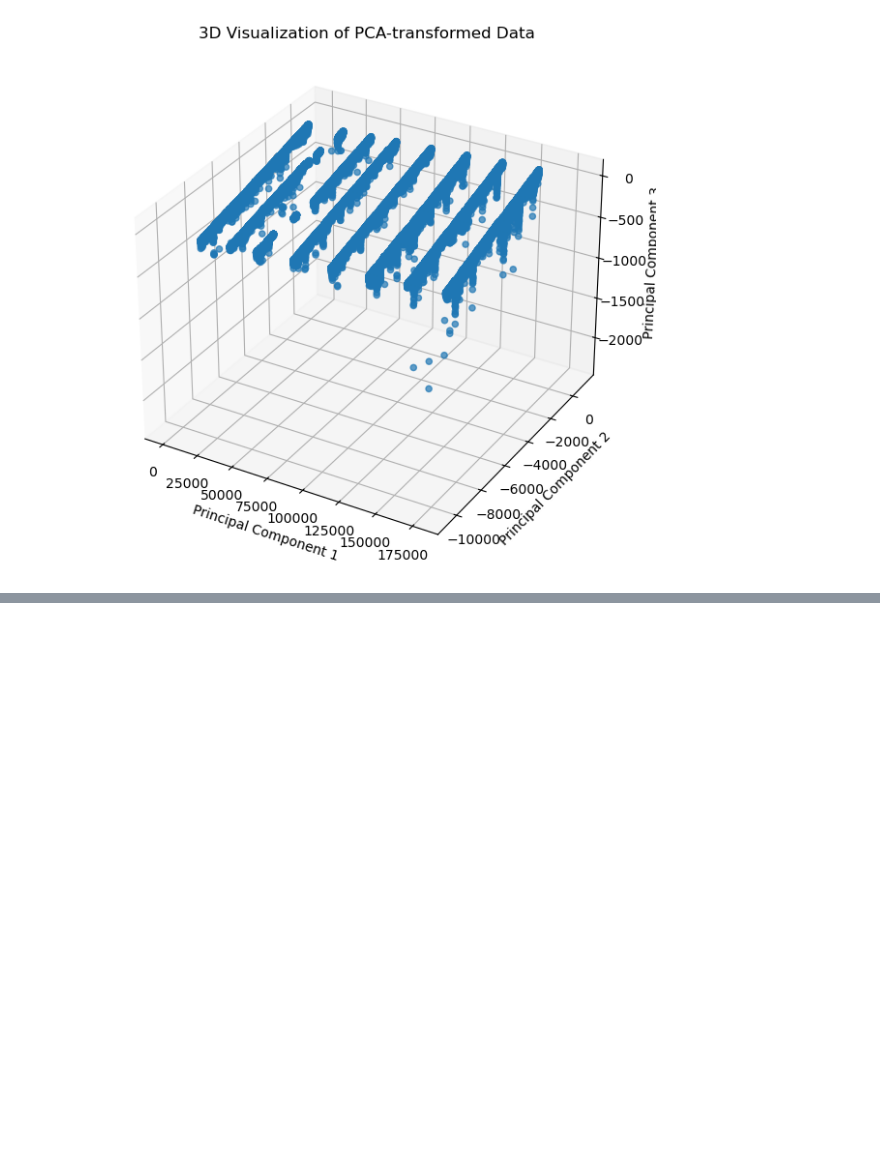
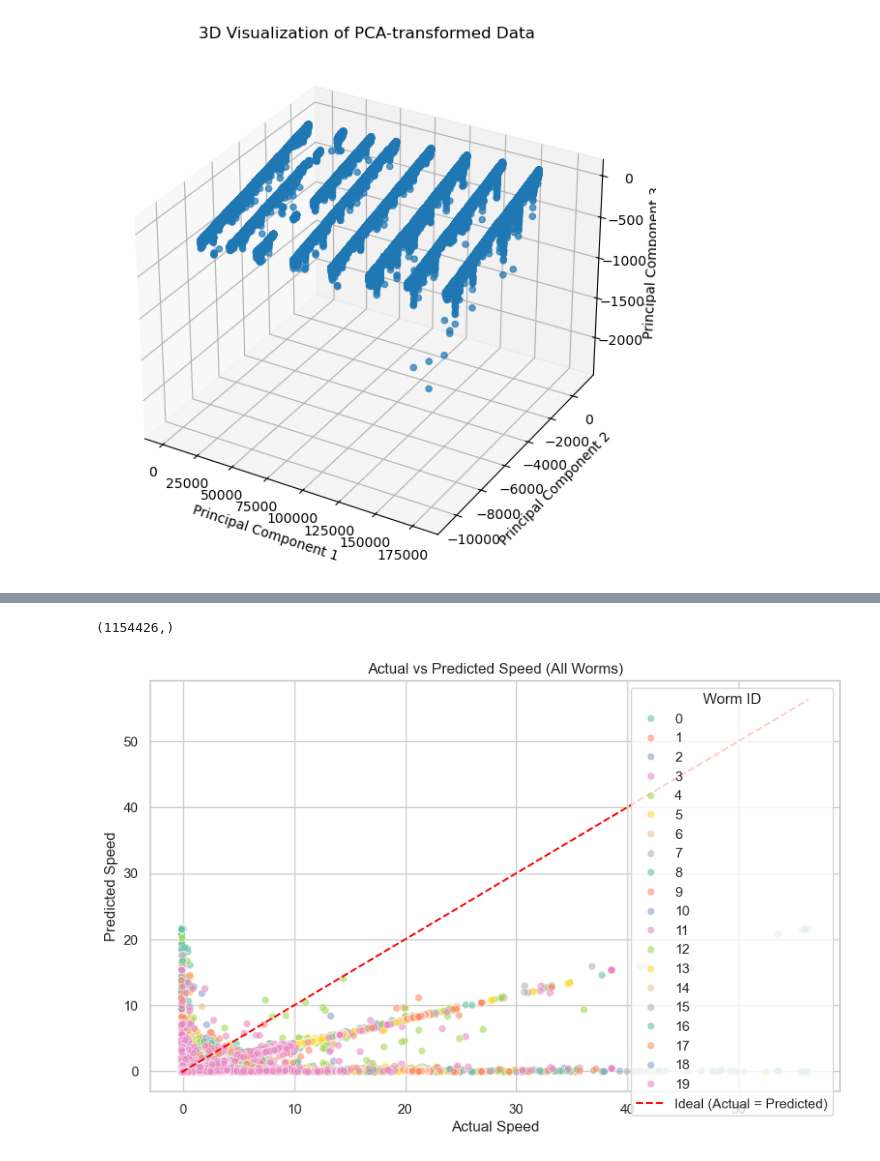
Before and after one commit to srsingh04/mlproject2, a Jupyter notebook: exploration_ATR.ipynb, the cells around one changed output, grey strips where cells are left out. Drawn from its saved outputs; the diff is of its cells as text; code cells hidden in the pictures; blank space fills up the shorter version.

```diff
--- a/exploration_ATR.ipynb
+++ b/exploration_ATR.ipynb
@@ -438,0 +475,29 @@ plt.show()
+# %%
+print(y_test.shape)
+# %% [output]
+(1154426,)
+# %%
+y_pred_series = pd.Series(y_pred, index=y_test.index, name='predicted_speed')
+
+# Step 2: Combine everything into a single DataFrame
+df = pd.DataFrame({
+    'actual_speed': y_test,
+    'predicted_speed': y_pred_series,
+    'worm_id': test_data['worm_id'],
+})
+
+# Step 3: Plot actual vs predicted speed for each worm
+sns.set(style="whitegrid")
+
+plt.figure(figsize=(10, 6))
+sns.scatterplot(data=df, x='actual_speed', y='predicted_speed', hue='worm_id', palette='Set2', alpha=0.6)
+plt.plot([df['actual_speed'].min(), df['actual_speed'].max()],
+         [df['actual_speed'].min(), df['actual_speed'].max()],
+         linestyle='--', color='red', label='Ideal (Actual = Predicted)')
+plt.title('Actual vs Predicted Speed (All Worms)')
+plt.xlabel('Actual Speed')
+plt.ylabel('Predicted Speed')
+plt.legend(title='Worm ID')
+plt.show()
+# %% [output]
+[figure, added]
```
Also changed, not shown: parts of 6 cells of this notebook, 1 other file.
